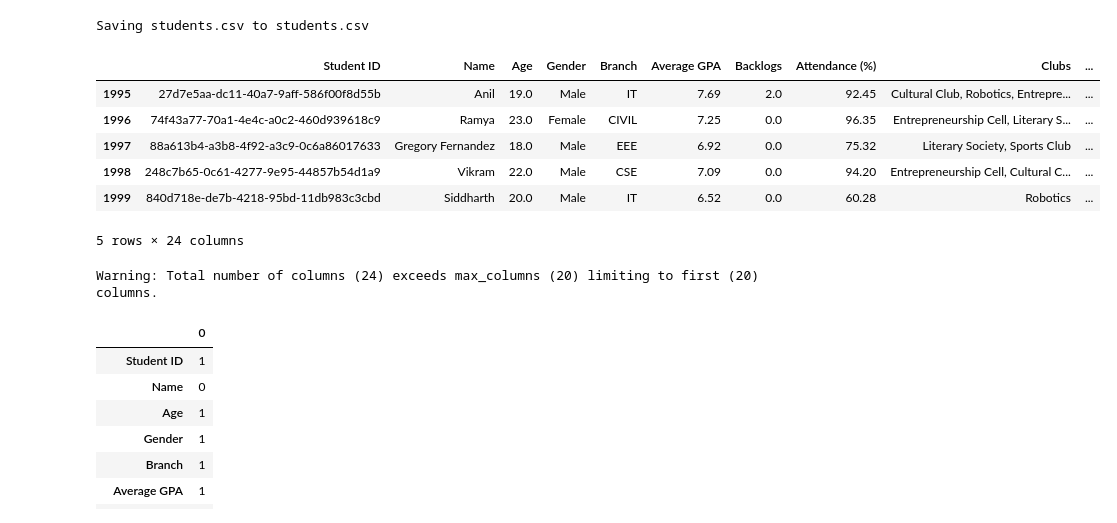
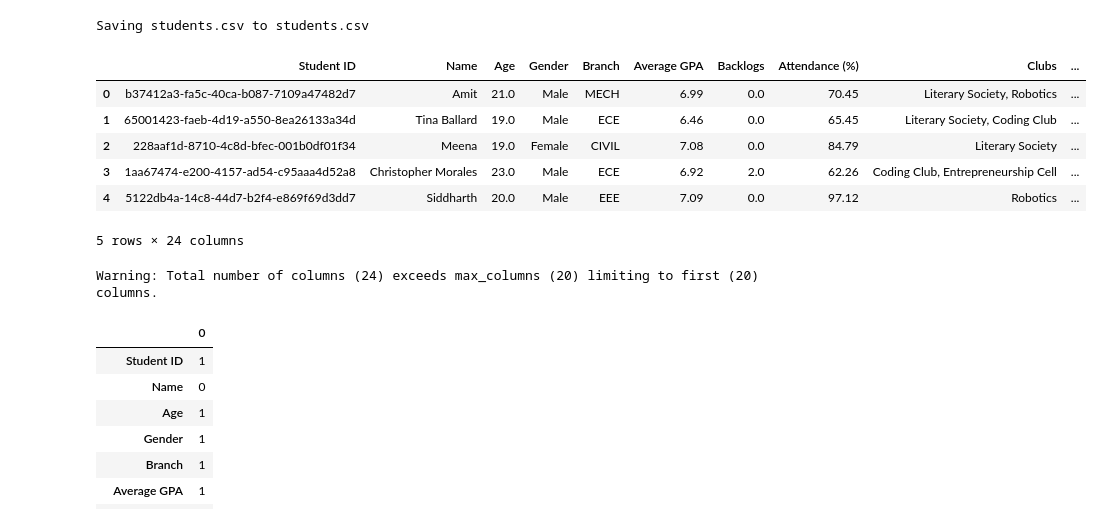
Before and after one commit to Miihi77/Data-Mining-School, a Jupyter notebook: Self_Trial.ipynb, the cells around one changed output. Saved outputs shown, nothing was run; the diff lists cells and outputs as text; code cells hidden in the pictures.

```diff
--- a/Self_Trial.ipynb
+++ b/Self_Trial.ipynb
@@ -26,16 +26,16 @@ Saving students.csv to students.csv
 uploaded_filename = next(iter(uploaded))
 raw_data = pd.read_csv(io.BytesIO(uploaded[uploaded_filename]))
 # %%
-# This allows me to copy the raw data and prints out the last 5 row/column of the data set
+# This allows me to copy the raw data and prints out the first 5 row/column of the data set
 dataset = raw_data.copy()
-dataset.tail()
+dataset.head()
 # %% [output]
 |  | Student ID | Name | Age | Gender | Branch | Average GPA | Backlogs | Attendance (%) | Clubs | ... |
-| 1995 | 27d7e5aa-dc11-40a7-9aff-586f00f8d55b | Anil | 19.0 | Male | IT | 7.69 | 2.0 | 92.45 | Cultural Club, Robotics, Entrepre... | ... |
-| 1996 | 74f43a77-70a1-4e4c-a0c2-460d939618c9 | Ramya | 23.0 | Female | CIVIL | 7.25 | 0.0 | 96.35 | Entrepreneurship Cell, Literary S... | ... |
-| 1997 | 88a613b4-a3b8-4f92-a3c9-0c6a86017633 | Gregory Fernandez | 18.0 | Male | EEE | 6.92 | 0.0 | 75.32 | Literary Society, Sports Club | ... |
-| 1998 | 248c7b65-0c61-4277-9e95-44857b54d1a9 | Vikram | 22.0 | Male | CSE | 7.09 | 0.0 | 94.20 | Entrepreneurship Cell, Cultural C... | ... |
-| 1999 | 840d718e-de7b-4218-95bd-11db983c3cbd | Siddharth | 20.0 | Male | IT | 6.52 | 0.0 | 60.28 | Robotics | ... |
+| 0 | b37412a3-fa5c-40ca-b087-7109a47482d7 | Amit | 21.0 | Male | MECH | 6.99 | 0.0 | 70.45 | Literary Society, Robotics | ... |
+| 1 | 65001423-faeb-4d19-a550-8ea26133a34d | Tina Ballard | 19.0 | Male | ECE | 6.46 | 0.0 | 65.45 | Literary Society, Coding Club | ... |
+| 2 | 228aaf1d-8710-4c8d-bfec-001b0df01f34 | Meena | 19.0 | Female | CIVIL | 7.08 | 0.0 | 84.79 | Literary Society | ... |
+| 3 | 1aa67474-e200-4157-ad54-c95aaa4d52a8 | Christopher Morales | 23.0 | Male | ECE | 6.92 | 2.0 | 62.26 | Coding Club, Entrepreneurship Cell | ... |
+| 4 | 5122db4a-14c8-44d7-b2f4-e869f69d3dd7 | Siddharth | 20.0 | Male | EEE | 7.09 | 0.0 | 97.12 | Robotics | ... |
 5 rows × 24 columns
 Warning: Total number of columns (24) exceeds max_columns (20) limiting to first (20) columns.
 # %%
```
Also changed, not shown: parts of 7 cells of this notebook.
